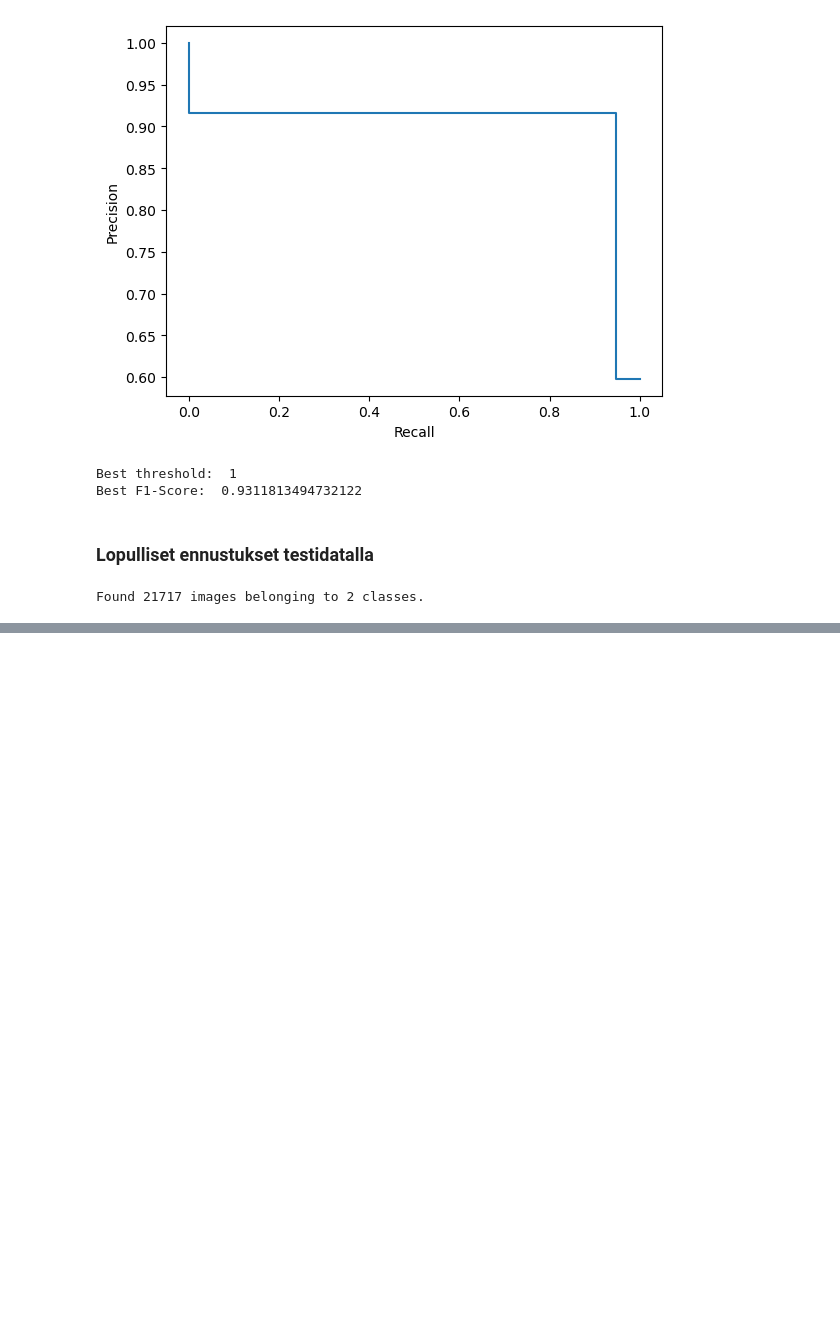
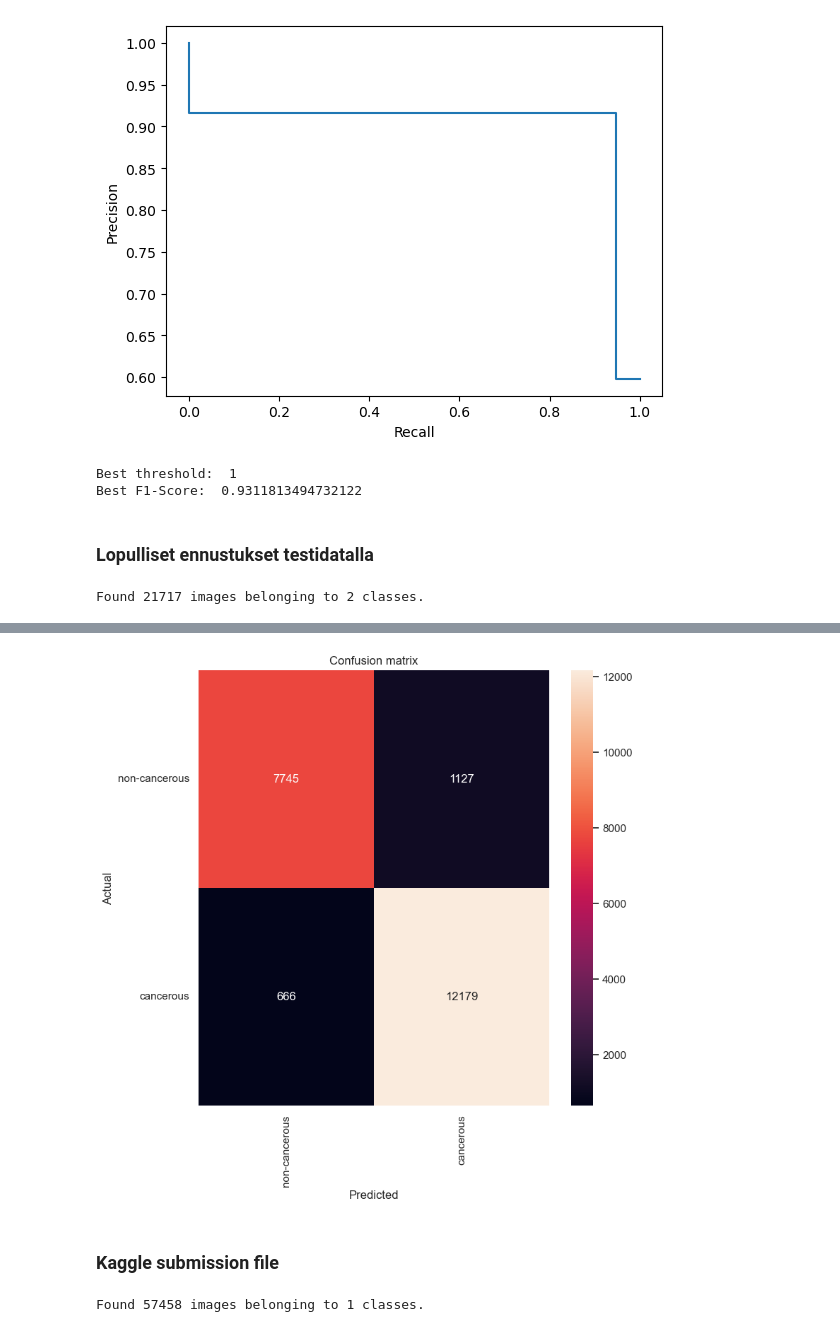
Before and after one commit to santtula123/Histopathologic-Cancer-Detection-Deep-Learning, a Jupyter notebook: 3_model_diagnostics_and_predictions.ipynb, the cells around one changed output, grey strips where cells are left out. Drawn from its saved outputs; the diff is of its cells as text; code cells hidden in the pictures; blank space fills up the shorter version.

Commit message:
kaggle submission support.

```diff
--- a/3_model_diagnostics_and_predictions.ipynb
+++ b/3_model_diagnostics_and_predictions.ipynb
@@ -74,0 +96,11 @@ Classification results:
+# %%
+plot_confusion_matrix(y_test_eval, preds_labels)
+# %% [output]
+[figure, added]
+# %% [markdown]
+### Kaggle submission file
+# %%
+kaggle_eval = ImageDataGenerator(rescale=1./255)
+kaggle_eval_generator = kaggle_eval.flow_from_directory('./data/kaggle',target_size=(96, 96), class_mode='categorical', batch_size=1, shuffle=False)
+# %% [output]
+Found 57458 images belonging to 1 classes.
```
Also changed, not shown: parts of 9 cells of this notebook, 3 other files.
